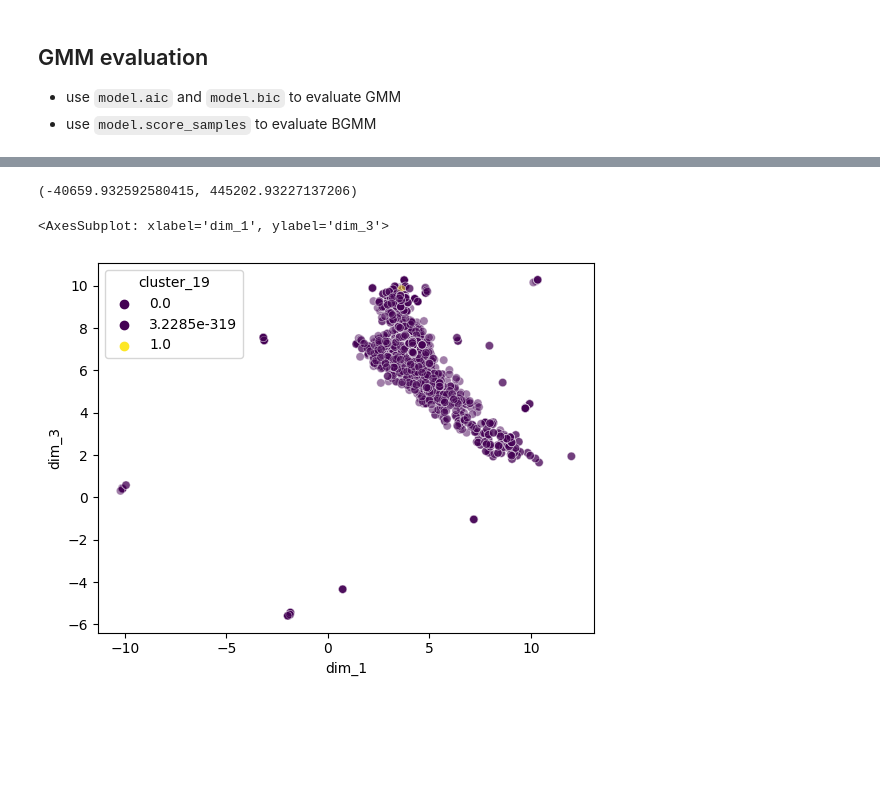
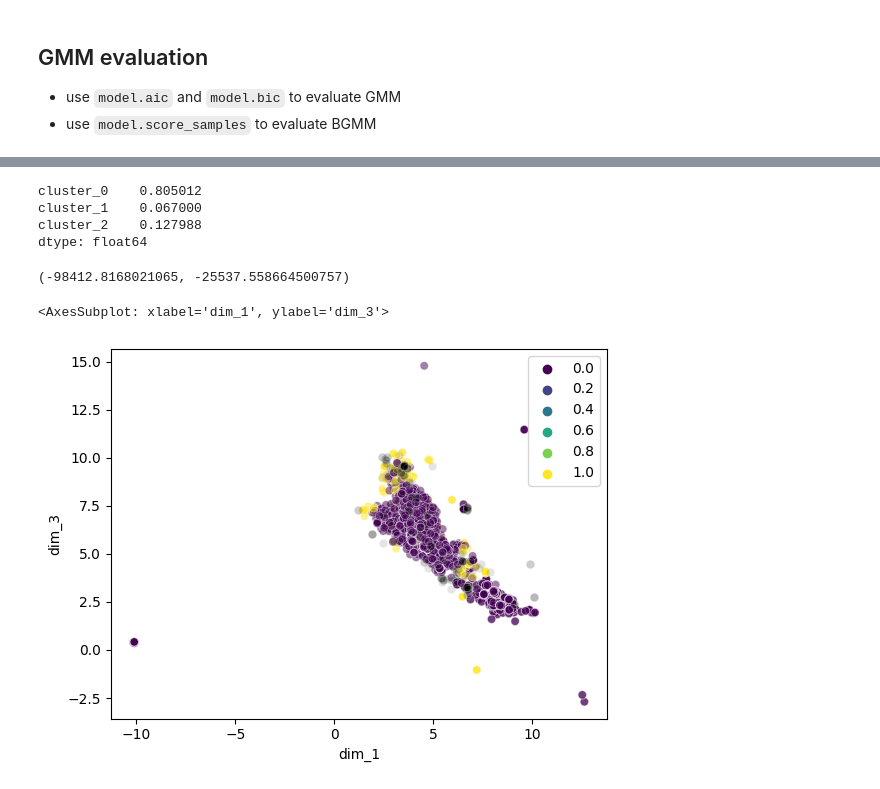
Before and after one commit to HJJoosse/celldyn_embedder, a Jupyter notebook: sandbox/create_clusters.ipynb, the cells around one changed output, grey strips where cells are left out. Cells and saved outputs as stored; diff of their text form; code cells hidden in the pictures; blank space fills up the shorter version.

Commit message:
working on clustering

```diff
--- a/sandbox/create_clusters.ipynb
+++ b/sandbox/create_clusters.ipynb
@@ -491,22 +553,31 @@ res_df = pd.DataFrame(res_list)
 # %%
 df =celldyn_full[meas_columns]
 data = df.sample(1000)
-gmm = BGMM(n_components=20, covariance_type='full', random_state=123, max_iter=1000).fit(data)
+n_comp = 3
+gmm = BGMM(n_components=n_comp, covariance_type='full', random_state=123, max_iter=1000).fit(data)
 bgmm_res = gmm.predict_proba(data)
 AIC = gmm.aic(data)
 BIC = gmm.bic(data)
 data['log_likelihood_gmm'] = gmm.score_samples(data)
-data[[f'cluster_{i}' for i in range(20)]] = bgmm_res
-res_df = pd.DataFrame(data=bgmm_res, columns=[f'cluster_{i}' for i in range(20)])
+data[[f'cluster_{i}' for i in range(n_comp)]] = bgmm_res
+res_df = pd.DataFrame(data=bgmm_res, columns=[f'cluster_{i}' for i in range(n_comp)])
 res_df.index=data.index
+# %%
+data[[f'cluster_{i}' for i in range(n_comp)]].mean()
+# %% [output]
+cluster_0    0.805012
+cluster_1    0.067000
+cluster_2    0.127988
+dtype: float64
 # %%
 AIC, BIC
 # %% [output]
-(-40659.932592580415, 445202.93227137206)
+(-98412.8168021065, -25537.558664500757)
 # %%
-plot_df = celldyn_emb.loc[data.index].join(data[['log_likelihood_gmm', 'cluster_19']], how='inner')
-sns.scatterplot(data=plot_df[plot_df.log_likelihood_gmm>=0], x='dim_1', y='dim_3', hue='cluster_19', palette='viridis', alpha=0.5, legend=True)
+clust = 'cluster_2'
+plot_df = celldyn_emb.loc[data.index].join(data[['log_likelihood_gmm', clust]], how='inner')
+sns.scatterplot(data=plot_df[plot_df.log_likelihood_gmm>=0], x='dim_1', y='dim_3', hue=clust, palette='viridis', alpha=0.5, legend=True)
 sns.scatterplot(data=plot_df[plot_df.log_likelihood_gmm<0], x='dim_1', y='dim_3', color='black', alpha=0.1, legend=True)
 # %% [output]
 <AxesSubplot: xlabel='dim_1', ylabel='dim_3'>
-[figure, old version]
+[figure, new version]
```
Also changed, not shown: parts of 6 cells of this notebook.
